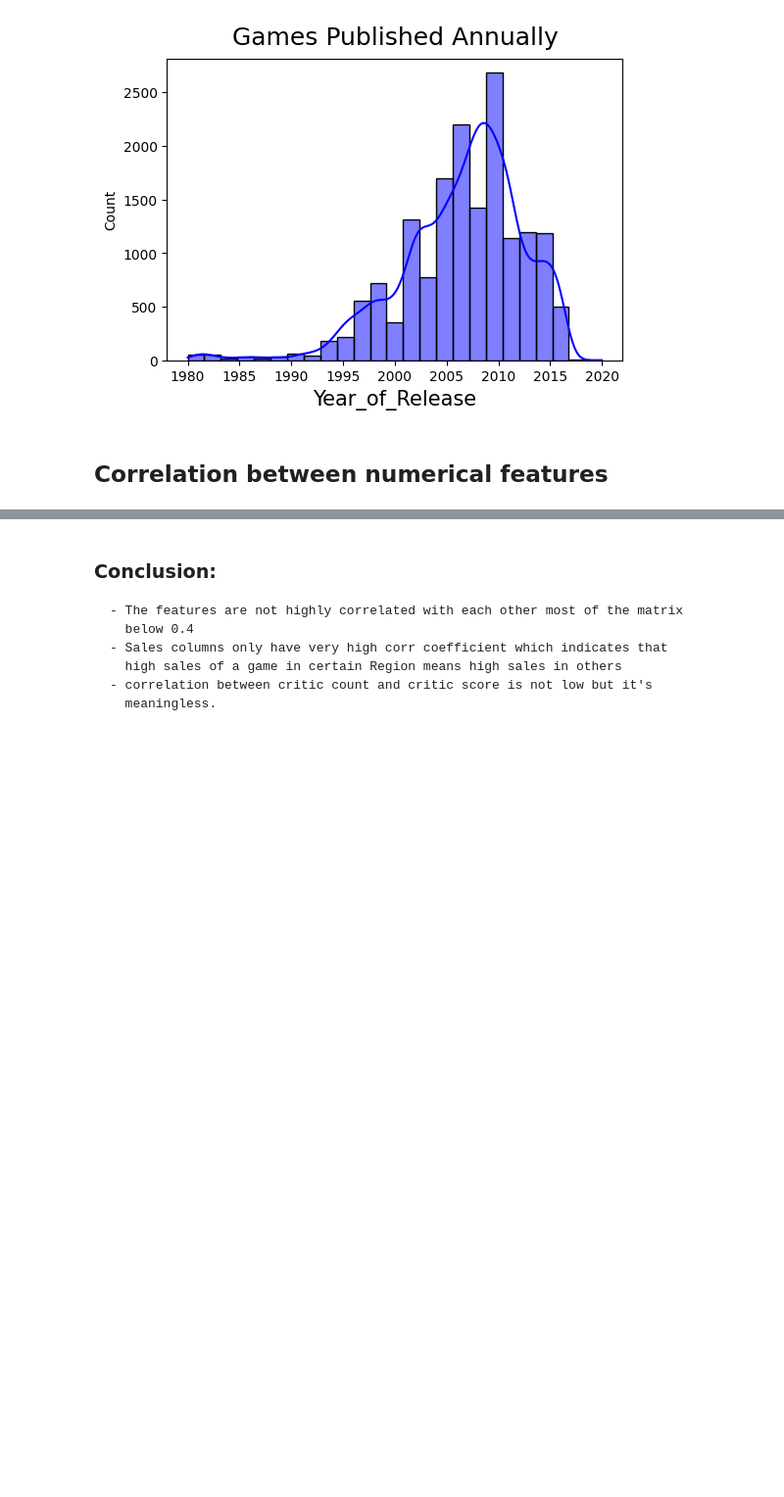
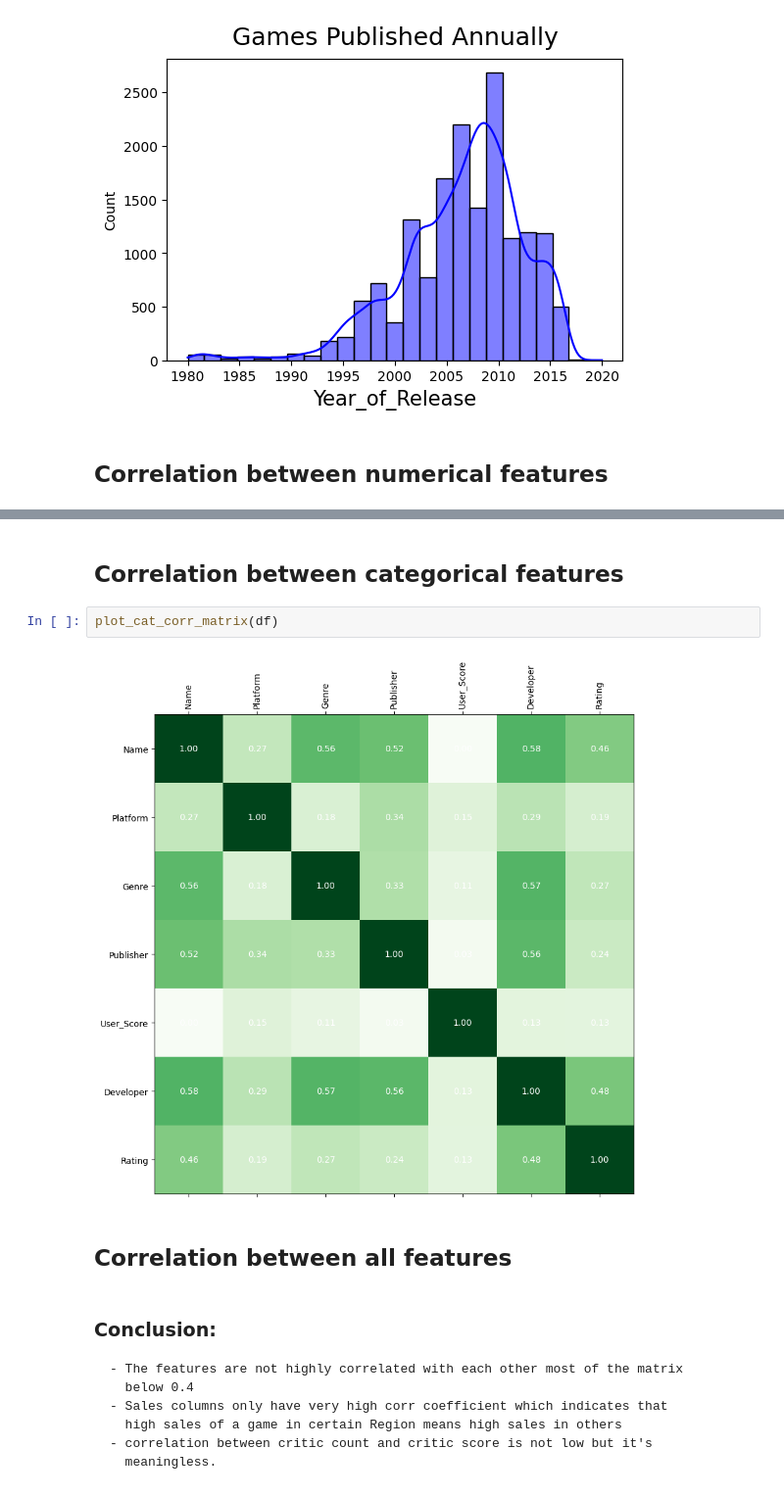
Before and after one commit to GhiathAjam/Analysis-of-Video-Games-Sales, a Jupyter notebook: DataExploration/DataExploration.ipynb, the cells around one changed output, grey strips where cells are left out. Shown at 98% size. Drawn from its saved outputs; the diff is of its cells as text; blank space fills up the shorter version.

Commit message:
corr between cat features

```diff
--- a/DataExploration/DataExploration.ipynb
+++ b/DataExploration/DataExploration.ipynb
@@ -166,5 +167,13 @@ plot_corr_matrix(df)
 # %% [output]
 [figure]
+# %% [markdown]
+## Correlation between categorical features
+# %%
+plot_cat_corr_matrix(df)
+# %% [output]
+[figure, added]
+# %% [markdown]
+## Correlation between all features
 # %% [markdown]
 ### Conclusion:
     - The features are not highly correlated with each other most of the matrix
```
Also changed, not shown: parts of 2 cells of this notebook, 1 other file.
